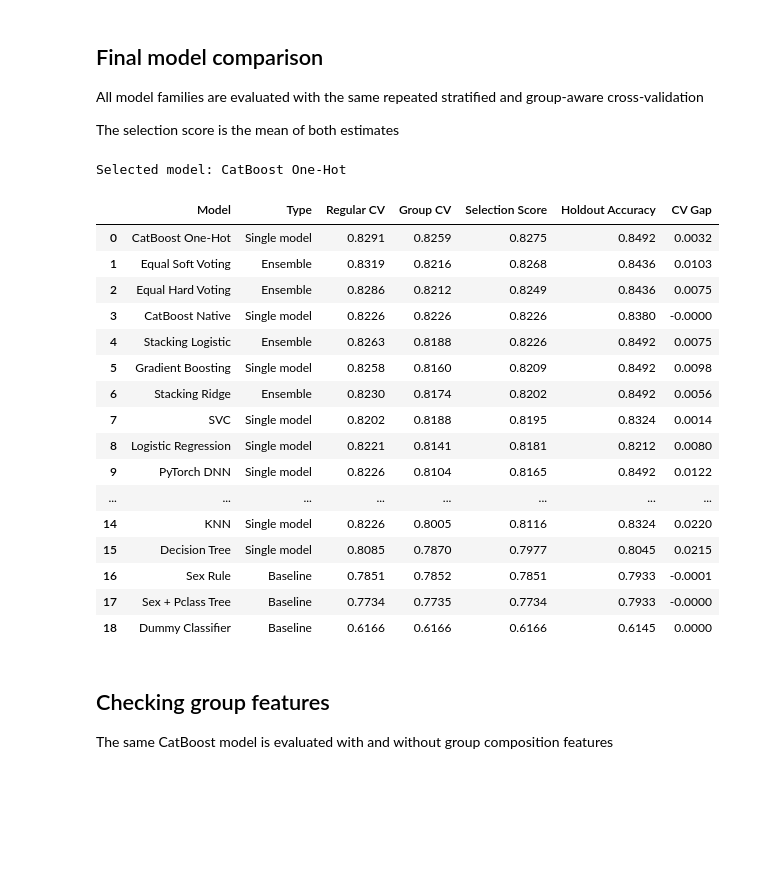
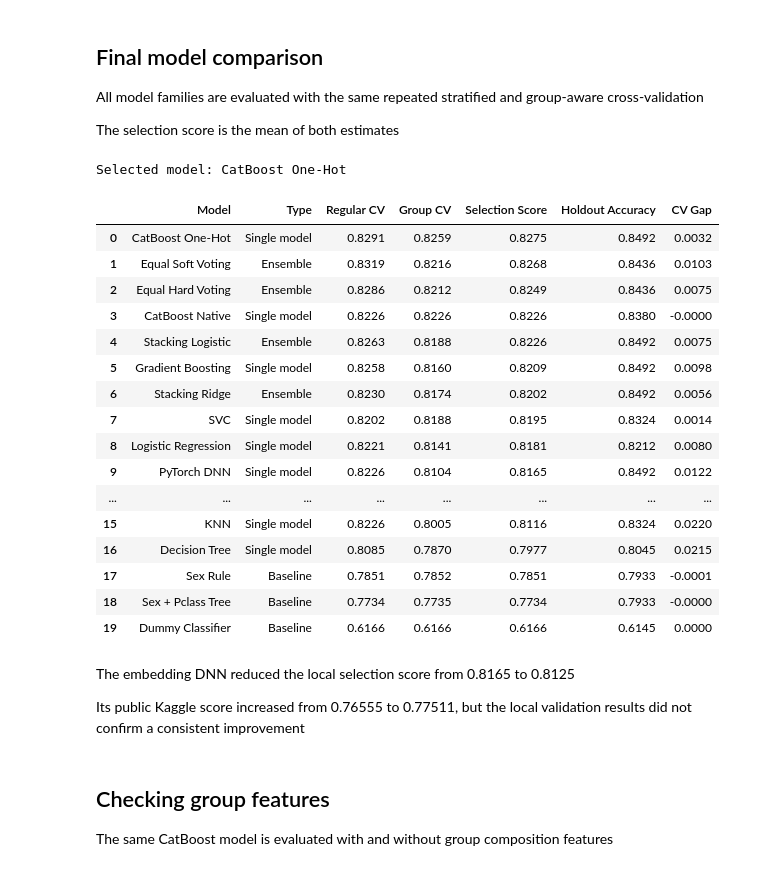
Before and after one commit to Alp1neCurd/titanic_survival_prediction, a Jupyter notebook: titanic_experiments.ipynb, the cells around one changed output. Saved outputs shown, nothing was run; the diff lists cells and outputs as text; code cells hidden in the pictures; blank space fills up the shorter version.

```diff
--- a/titanic_experiments.ipynb
+++ b/titanic_experiments.ipynb
@@ -975,3 +1051,15 @@ CatBoost Optuna CV accuracy: 0.8315
+# %%
+embedding_preprocessor = ColumnTransformer([("categorical", Pipeline([("imputer", SimpleImputer(strategy="most_frequent")),
+                                                                      ("ordinal", OrdinalEncoder(handle_unknown="use_encoded_value", unknown_value=-1))]), categorical_features),
+
+                                            ("numeric", Pipeline([("imputer", SimpleImputer(strategy="median")), ("scaler", StandardScaler())]), numeric_features)])
+
+engineered_train = clone(feature_engineer).fit_transform(X)
+category_sizes = tuple(engineered_train[column].fillna("Unknown").nunique() + 1 for column in categorical_features)
+
+embedding_dnn = Pipeline([("features", clone(feature_engineer)),
+                          ("preprocessor", embedding_preprocessor),
+                          ("model", EmbeddingDNNClassifier(category_sizes=category_sizes, numeric_count=len(numeric_features), parameters=DNN_PARAMS, random_state=SEED))])
 # %%
 base_voting_estimators = [("catboost", best_optuna_catboost),
                           ("gradient_boosting", best_optuna_gradient_boosting),
@@ -1028,8 +1116,7 @@ All model families are evaluated with the same repeated stratified and group-awa
 
 The selection score is the mean of both estimates
 # %%
-best_optuna_dnn = make_model_pipeline(
-    TorchDNNClassifier(parameters=dnn_study.best_params, random_state=SEED))
+best_optuna_dnn = make_model_pipeline(TorchDNNClassifier(parameters=dnn_study.best_params, random_state=SEED))
 
 final_candidates = {"Dummy Classifier": models["Dummy Classifier"],
                     "Sex Rule": models["Sex Rule"],
@@ -1046,54 +1133,59 @@ final_candidates = {"Dummy Classifier": models["Dummy Classifier"],
                     "CatBoost Native": best_optuna_native_catboost,
                     "Bagging Decision Tree": best_optuna_bagging_tree,
                     "PyTorch DNN": best_optuna_dnn,
+                    "PyTorch DNN Embeddings": embedding_dnn,
                     "Equal Hard Voting": best_optuna_hard_voting,
                     "Equal Soft Voting": best_optuna_soft_voting,
                     "Stacking Logistic": stacking_logistic_model,
-                    "Stacking Ridge": stacking_ridge_model,}
+                    "Stacking Ridge": stacking_ridge_model}
 
-baseline_names = {"Dummy Classifier", "Sex Rule", "Sex + Pclass Tree",}
+baseline_names = {"Dummy Classifier", "Sex Rule", "Sex + Pclass Tree"}
 ensemble_names = {"Equal Hard Voting", "Equal Soft Voting", "Stacking Logistic", "Stacking Ridge"}
+
 comparison_results = []
 
 for name, model in final_candidates.items():
     if name in baseline_names:
         model_type = "Baseline"
     elif name in ensemble_names:
         model_type = "Ensemble"
     else:
         model_type = "Single model"
 
-    n_jobs = 1 if name == "PyTorch DNN" else -1
-    metrics = evaluate_model(model, X, Y, groups, n_jobs=n_jobs,)
-
-    comparison_results.append({"Model": name, "Type": model_type, **metrics, "CV Gap": metrics["Regular CV"] - metrics["Group CV"],})
+    n_jobs = 1 if name in {"PyTorch DNN", "PyTorch DNN Embeddings"} else -1
+    metrics = evaluate_model(model, X, Y, groups, n_jobs=n_jobs)
+    comparison_results.append({"Model": name, "Type": model_type, **metrics, "CV Gap": metrics["Regular CV"] - metrics["Group CV"]})
 
 comparison_results_df = pd.DataFrame(comparison_results)
-comparison_results_df = comparison_results_df.sort_values("Selection Score", ascending=False,).reset_index(drop=True)
+comparison_results_df = (comparison_results_df.sort_values("Selection Score", ascending=False).reset_index(drop=True))
 
 selected_model_name = comparison_results_df.loc[0, "Model"]
 
 print("Selected model:", selected_model_name)
 comparison_results_df.round(4)
 # %% [output]
 Selected model: CatBoost One-Hot
 |  | Model | Type | Regular CV | Group CV | Selection Score | Holdout Accuracy | CV Gap |
 | 0 | CatBoost One-Hot | Single model | 0.8291 | 0.8259 | 0.8275 | 0.8492 | 0.0032 |
 | 1 | Equal Soft Voting | Ensemble | 0.8319 | 0.8216 | 0.8268 | 0.8436 | 0.0103 |
 | 2 | Equal Hard Voting | Ensemble | 0.8286 | 0.8212 | 0.8249 | 0.8436 | 0.0075 |
 | 3 | CatBoost Native | Single model | 0.8226 | 0.8226 | 0.8226 | 0.8380 | -0.0000 |
 | 4 | Stacking Logistic | Ensemble | 0.8263 | 0.8188 | 0.8226 | 0.8492 | 0.0075 |
 | 5 | Gradient Boosting | Single model | 0.8258 | 0.8160 | 0.8209 | 0.8492 | 0.0098 |
 | 6 | Stacking Ridge | Ensemble | 0.8230 | 0.8174 | 0.8202 | 0.8492 | 0.0056 |
 | 7 | SVC | Single model | 0.8202 | 0.8188 | 0.8195 | 0.8324 | 0.0014 |
 | 8 | Logistic Regression | Single model | 0.8221 | 0.8141 | 0.8181 | 0.8212 | 0.0080 |
 | 9 | PyTorch DNN | Single model | 0.8226 | 0.8104 | 0.8165 | 0.8492 | 0.0122 |
 | ... | ... | ... | ... | ... | ... | ... | ... |
-| 14 | KNN | Single model | 0.8226 | 0.8005 | 0.8116 | 0.8324 | 0.0220 |
-| 15 | Decision Tree | Single model | 0.8085 | 0.7870 | 0.7977 | 0.8045 | 0.0215 |
-| 16 | Sex Rule | Baseline | 0.7851 | 0.7852 | 0.7851 | 0.7933 | -0.0001 |
-| 17 | Sex + Pclass Tree | Baseline | 0.7734 | 0.7735 | 0.7734 | 0.7933 | -0.0000 |
-| 18 | Dummy Classifier | Baseline | 0.6166 | 0.6166 | 0.6166 | 0.6145 | 0.0000 |
+| 15 | KNN | Single model | 0.8226 | 0.8005 | 0.8116 | 0.8324 | 0.0220 |
+| 16 | Decision Tree | Single model | 0.8085 | 0.7870 | 0.7977 | 0.8045 | 0.0215 |
+| 17 | Sex Rule | Baseline | 0.7851 | 0.7852 | 0.7851 | 0.7933 | -0.0001 |
+| 18 | Sex + Pclass Tree | Baseline | 0.7734 | 0.7735 | 0.7734 | 0.7933 | -0.0000 |
+| 19 | Dummy Classifier | Baseline | 0.6166 | 0.6166 | 0.6166 | 0.6145 | 0.0000 |
+# %% [markdown]
+The embedding DNN reduced the local selection score from 0.8165 to 0.8125
+
+Its public Kaggle score increased from 0.76555 to 0.77511, but the local validation results did not confirm a consistent improvement
 # %% [markdown]
 ## Checking group features
 
```
Also changed, not shown: parts of 5 cells of this notebook, 1 other file.
